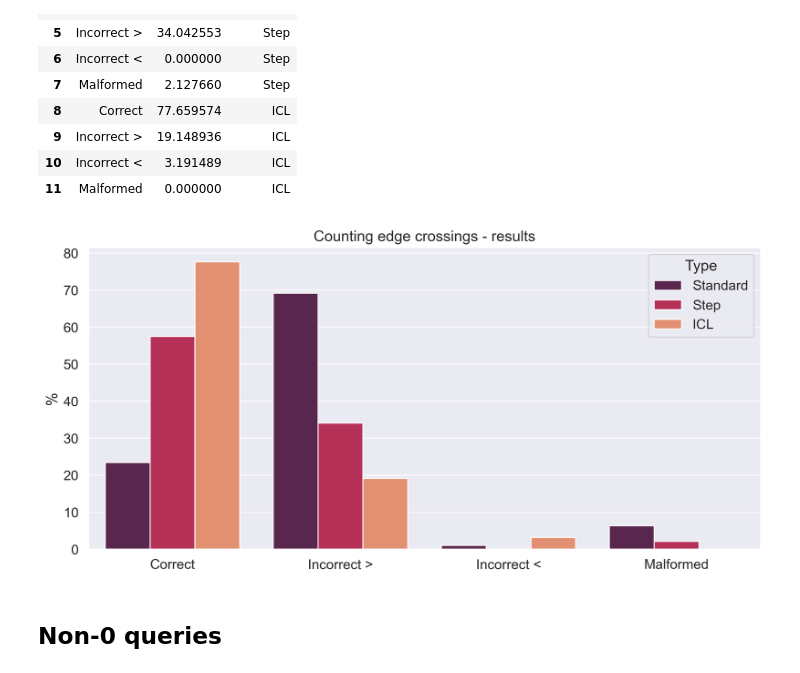
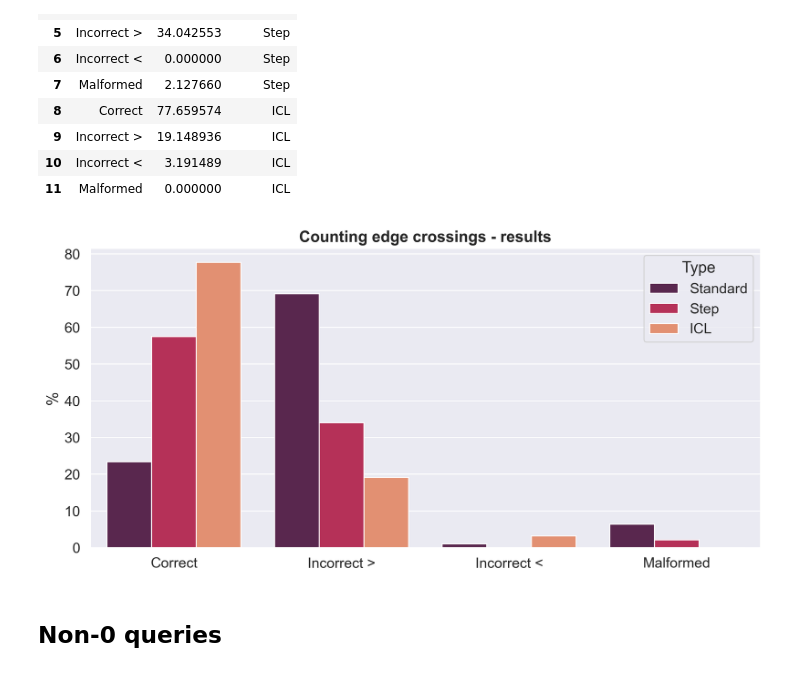
Before and after one commit to ClonedOne/gpt_graphs, a Jupyter notebook: noteboks/analysis_crossing_prompts.ipynb, the cells around one changed output. Drawn from its saved outputs; the diff is of its cells as text; code cells hidden in the pictures.

```diff
--- a/noteboks/analysis_crossing_prompts.ipynb
+++ b/noteboks/analysis_crossing_prompts.ipynb
@@ -413,18 +413,18 @@ display(to_plot)
 | 11 | Malformed | 0.000000 | ICL |
 # %%
 plt.figure(figsize=(10, 5), dpi = 300)
-sns.set(font_scale=1.2)
+sns.set(font_scale=1.25)
 
 sns.barplot(x="index", y='Count', data=to_plot, hue='Type', palette="rocket")
 
-plt.title("Counting edge crossings - results")
+plt.title("Counting edge crossings - results", weight='bold')
 plt.ylabel('%')
 plt.xlabel(None)
 
 plt.tight_layout()
 plt.show()
 # %% [output]
-[figure, old version]
+[figure, new version]
 # %% [markdown]
 ## Non-0 queries
 # %%
```
Also changed, not shown: 1 other file.
